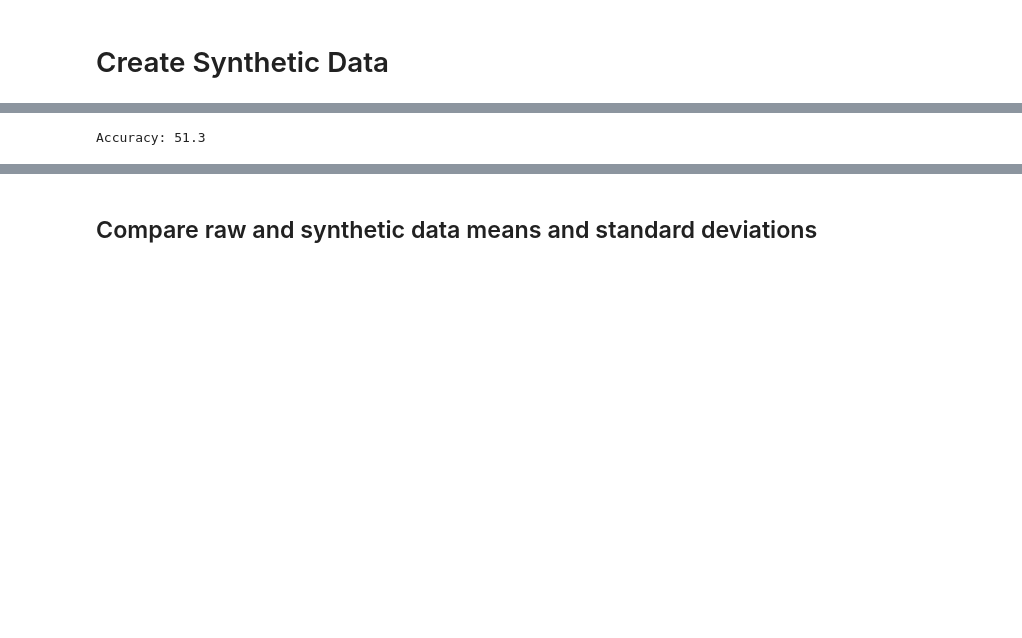
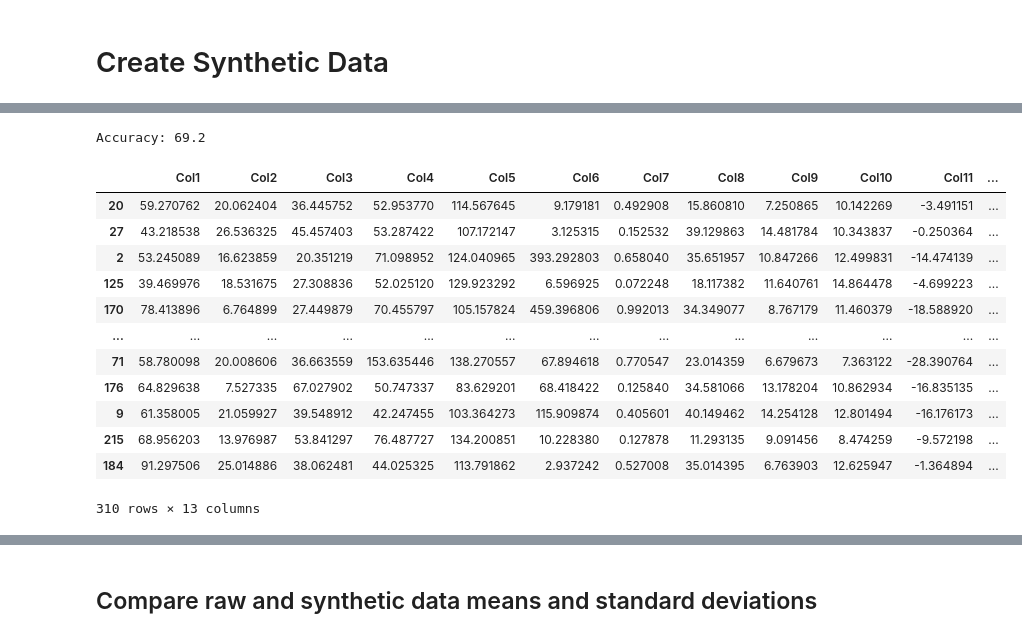
Before and after one commit to jamestgodwin/synthetic_data, a Jupyter notebook: notebooks/CTGAN_Mike_Version_Back_Pain.ipynb, the cells around one changed output, grey strips where cells are left out. Drawn from its saved outputs; the diff is of its cells as text; code cells hidden in the pictures; blank space fills up the shorter version.

Commit message:
Upload fixed synthetic datasets from Mike's method

```diff
--- a/notebooks/CTGAN_Mike_Version_Back_Pain.ipynb
+++ b/notebooks/CTGAN_Mike_Version_Back_Pain.ipynb
@@ -348,7 +348,8 @@ for run in range(number_of_runs):
     print (run + 1, end=' ')
 
     # Make synthetic data
-    X_synthetic, y_synthetic = make_synthetic_data_gan(X, y)
+    X_synthetic, y_synthetic = make_synthetic_data_gan(X, y,
+                                                       number_of_samples=155)
     clear_output(wait=True)
 
     # Split training and test set
@@ -404,4 +405,20 @@ accuracy_array = np.array(accuracy_measure_data)
 results['gan_mean'] = accuracy_array.mean(axis=0)
 results['gan_sem'] = accuracy_array.std(axis=0)/np.sqrt(number_of_runs)
 # %% [output]
-Accuracy: 51.3
+Accuracy: 69.2
+# %%
+synthetic_data[2]
+# %% [output]
+|  | Col1 | Col2 | Col3 | Col4 | Col5 | Col6 | Col7 | Col8 | Col9 | Col10 | Col11 | ... |
+| 20 | 59.270762 | 20.062404 | 36.445752 | 52.953770 | 114.567645 | 9.179181 | 0.492908 | 15.860810 | 7.250865 | 10.142269 | -3.491151 | ... |
+| 27 | 43.218538 | 26.536325 | 45.457403 | 53.287422 | 107.172147 | 3.125315 | 0.152532 | 39.129863 | 14.481784 | 10.343837 | -0.250364 | ... |
+| 2 | 53.245089 | 16.623859 | 20.351219 | 71.098952 | 124.040965 | 393.292803 | 0.658040 | 35.651957 | 10.847266 | 12.499831 | -14.474139 | ... |
+| 125 | 39.469976 | 18.531675 | 27.308836 | 52.025120 | 129.923292 | 6.596925 | 0.072248 | 18.117382 | 11.640761 | 14.864478 | -4.699223 | ... |
+| 170 | 78.413896 | 6.764899 | 27.449879 | 70.455797 | 105.157824 | 459.396806 | 0.992013 | 34.349077 | 8.767179 | 11.460379 | -18.588920 | ... |
+| ... | ... | ... | ... | ... | ... | ... | ... | ... | ... | ... | ... | ... |
+| 71 | 58.780098 | 20.008606 | 36.663559 | 153.635446 | 138.270557 | 67.894618 | 0.770547 | 23.014359 | 6.679673 | 7.363122 | -28.390764 | ... |
+| 176 | 64.829638 | 7.527335 | 67.027902 | 50.747337 | 83.629201 | 68.418422 | 0.125840 | 34.581066 | 13.178204 | 10.862934 | -16.835135 | ... |
+| 9 | 61.358005 | 21.059927 | 39.548912 | 42.247455 | 103.364273 | 115.909874 | 0.405601 | 40.149462 | 14.254128 | 12.801494 | -16.176173 | ... |
+| 215 | 68.956203 | 13.976987 | 53.841297 | 76.487727 | 134.200851 | 10.228380 | 0.127878 | 11.293135 | 9.091456 | 8.474259 | -9.572198 | ... |
+| 184 | 91.297506 | 25.014886 | 38.062481 | 44.025325 | 113.791862 | 2.937242 | 0.527008 | 35.014395 | 6.763903 | 12.625947 | -1.364894 | ... |
+310 rows × 13 columns
```
Also changed, not shown: parts of 9 cells of this notebook, 5 other files.
